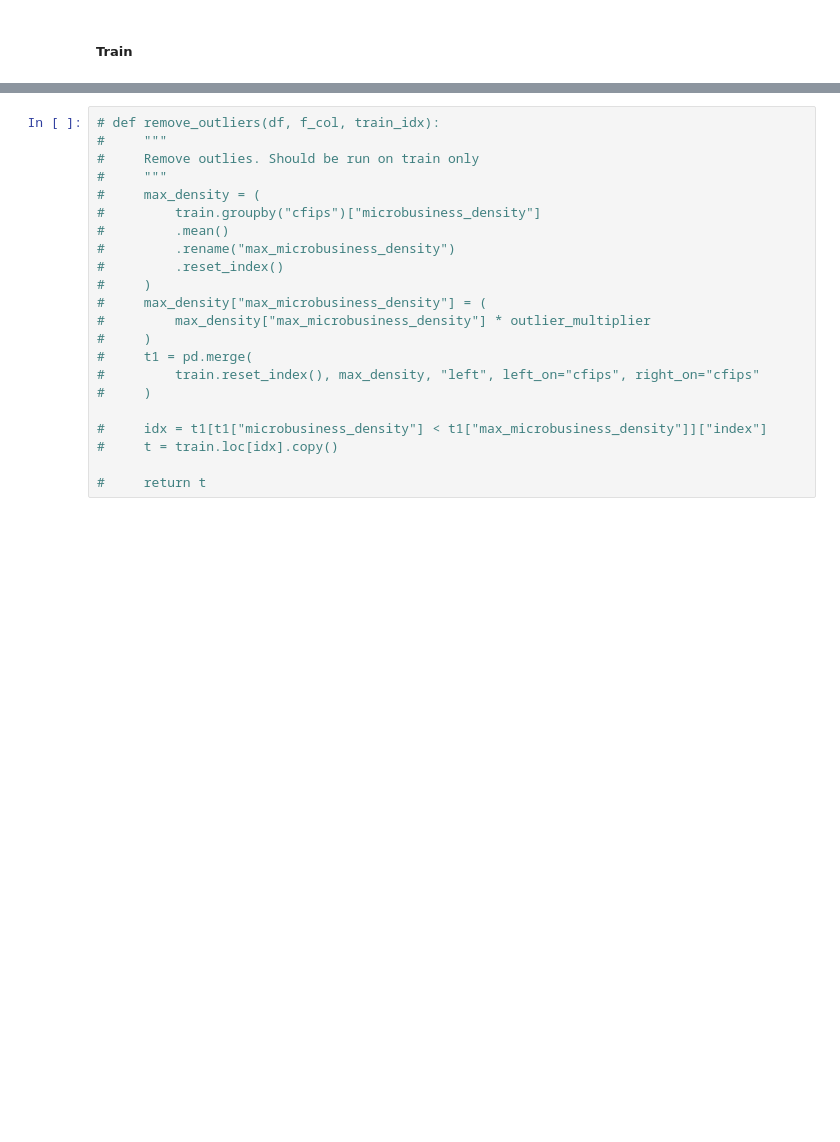
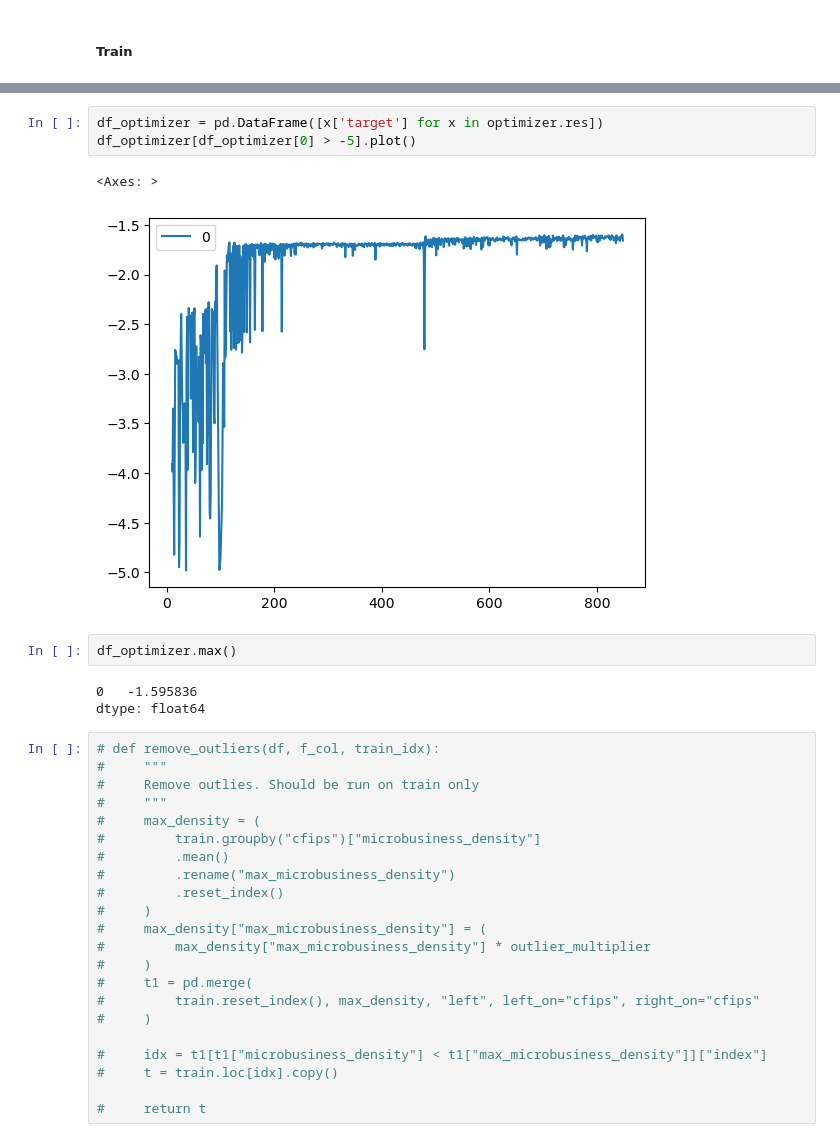
Before and after one commit to olympus999/godaddy-microbusiness-density-forecasting, a Jupyter notebook: notebooks/starter.ipynb, the cells around one changed output, grey strips where cells are left out. Saved outputs shown, nothing was run; the diff lists cells and outputs as text; blank space fills up the shorter version.

```diff
--- a/notebooks/starter.ipynb
+++ b/notebooks/starter.ipynb
@@ -1203,3 +1249,14 @@ KeyboardInterrupt:
+# %%
+df_optimizer = pd.DataFrame([x['target'] for x in optimizer.res])
+df_optimizer[df_optimizer[0] > -5].plot()
+# %% [output]
+<Axes: >
+[figure, added]
+# %%
+df_optimizer.max()
+# %% [output]
+0   -1.595836
+dtype: float64
 # %%
 # def remove_outliers(df, f_col, train_idx):
 #     """
```
Also changed, not shown: parts of 85 cells of this notebook, 5 other files.
